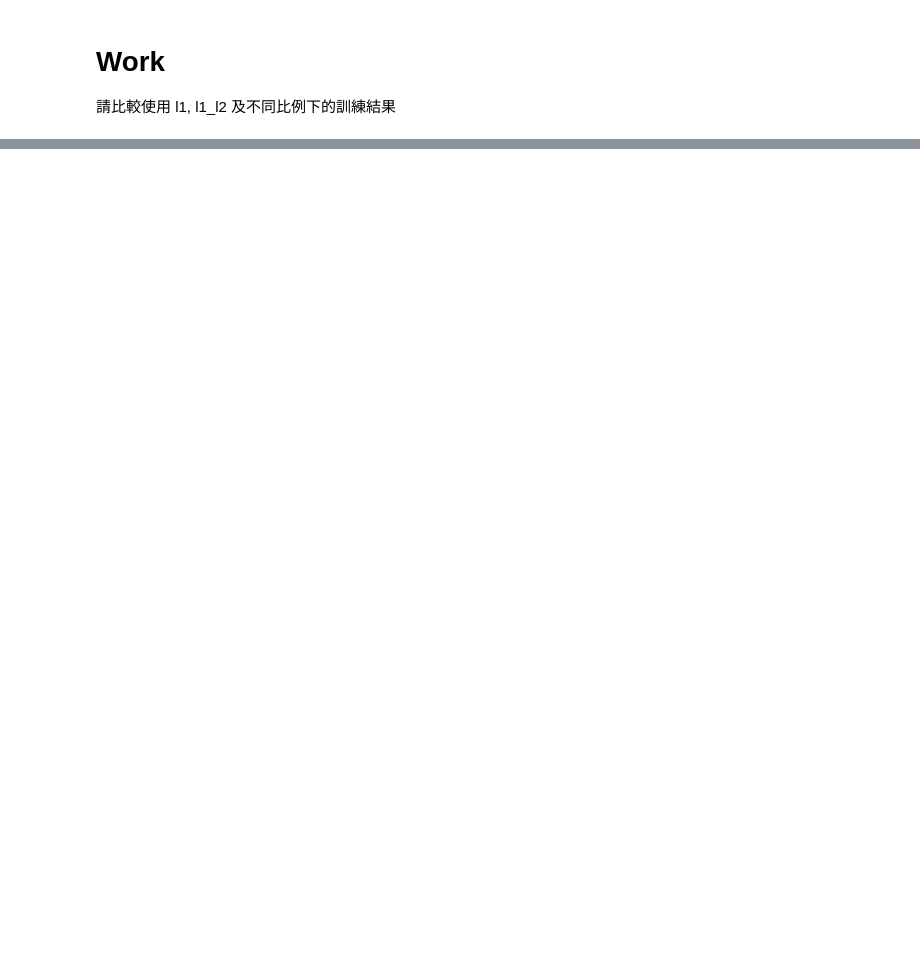
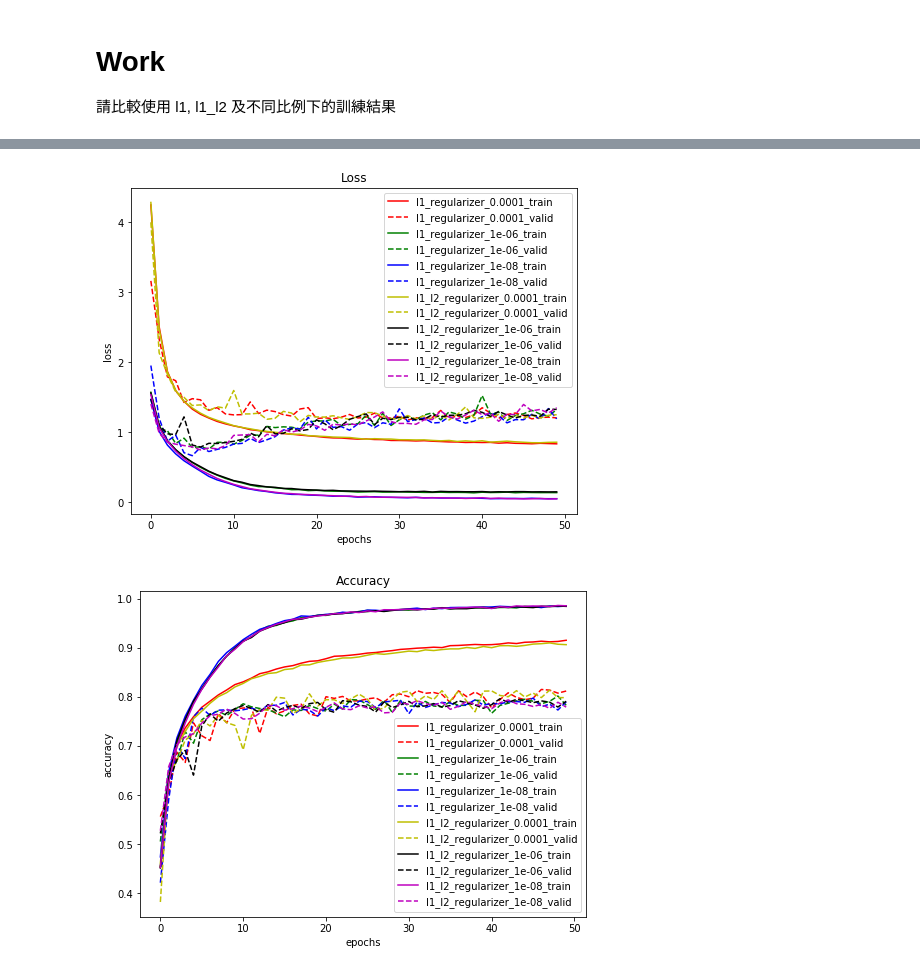
Before and after one commit to RayXie29/2nd-ML100days, a Jupyter notebook: homework/Day_081_HW.ipynb, the cells around one changed output, grey strips where cells are left out. Cells and saved outputs as stored; diff of their text form; code cells hidden in the pictures; blank space fills up the shorter version.

```diff
--- a/homework/Day_081_HW.ipynb
+++ b/homework/Day_081_HW.ipynb
@@ -106,11 +162,11 @@ plt.show()
 (train_x, train_y), (test_x, test_y) = keras.datasets.cifar10.load_data()
 
 train_x = preproc_x(train_x, False)
-test_x = preproc_x(train_x, False)
+test_x = preproc_x(test_x, False)
 train_y = preproc_y(train_y)
 test_y = preproc_y(test_y)
 # %%
-from keras.layers import Conv2D, Dropout, BatchNormalization, MaxPooling2D
+from keras.layers import Conv2D, Dropout, BatchNormalization, MaxPooling2D, Flatten
 
 def build_mlp2(input_shape, output_units = 10, regularizer = None):
 
@@ -120,13 +176,13 @@ def build_mlp2(input_shape, output_units = 10, regularizer = None):
     x = BatchNormalization()(x)
     x = Conv2D(filters = 64, kernel_size = (3,3), padding = 'same', activation = 'relu', kernel_regularizer = regularizer)(x)
     x = BatchNormalization()(x)
-    x = MaxPooling(pool_size = (2,2))(x)
+    x = MaxPooling2D(pool_size = (2,2))(x)
     x = Dropout(0.25)(x)
     x = Conv2D(filters = 32, kernel_size = (3,3), padding = 'same', activation = 'relu', kernel_regularizer = regularizer)(x)
     x = BatchNormalization()(x)
     x = Conv2D(filters = 32, kernel_size = (3,3), padding = 'same', activation = 'relu', kernel_regularizer = regularizer)(x)
     x = BatchNormalization()(x)
-    x = MaxPooling(pool_size = (2,2))(x)
+    x = MaxPooling2D(pool_size = (2,2))(x)
     x = Dropout(0.25)(x)
     x = Flatten()(x)
     x = Dense(units = 512, activation = 'relu', kernel_regularizer = regularizer)(x)
@@ -143,10 +199,10 @@ def build_mlp2(input_shape, output_units = 10, regularizer = None):
 lr = 1e-3
 regs = ['l1','l1_l2']
 reg_ratios = [1e-4, 1e-6, 1e-8]
-epochs = 30
+epochs = 50
 batch_size = 256
 # %%
-results = {}
+results2 = {}
 
 for reg in regs:
     for reg_ratio in reg_ratios:
@@ -165,8 +221,12 @@ for reg in regs:
 
         history = model. fit(train_x, train_y, epochs = epochs, batch_size = batch_size, shuffle = True, validation_data = [test_x,test_y])
 
-        name_tag = f"regulizer_{str(regulizer)}"
-        results[name_tag] = {
+        if reg == 'l1':
+            name_tag = f"l1_regularizer_{str(reg_ratio)}"
+        else:
+            name_tag = f"l1_l2_regularizer_{str(reg_ratio)}"
+
+        results2[name_tag] = {
         'train_loss' : history.history['loss'],
         'valid_loss' : history.history['val_loss'],
         'train_acc' : history.history['acc'],
@@ -175,21 +260,25 @@ for reg in regs:
 # %%
 colors = ['r','g','b','y','k','m']
 plt.figure(figsize = (8,6))
 
-for i, cond in enumerate(results.keys()):
-    plt.plot(results[cond]['train_loss'], '-', label = cond + "_train", color = colors[i])
-    plt.plot(results[cond]['valid_loss'], '--', label = cond + "_valid", color = colors[i])
+for i, cond in enumerate(results2.keys()):
+    plt.plot(results2[cond]['train_loss'], '-', label = cond + "_train", color = colors[i])
+    plt.plot(results2[cond]['valid_loss'], '--', label = cond + "_valid", color = colors[i])
 plt.title('Loss')
 plt.xlabel('epochs')
 plt.ylabel('loss')
 plt.legend()
 plt.show()
 
-for i, cond in enumerate(results.keys()):
-    plt.plot(results[cond]['train_acc'], '-', label = cond + '_train', color = colors[i])
-    plt.plot(results[cond]['valid_acc'], '--',label = cond + '_valid', color = colors[i])
+plt.figure(figsize = (8,6))
+for i, cond in enumerate(results2.keys()):
+    plt.plot(results2[cond]['train_acc'], '-', label = cond + '_train', color = colors[i])
+    plt.plot(results2[cond]['valid_acc'], '--',label = cond + '_valid', color = colors[i])
 plt.title('Accuracy')
 plt.xlabel('epochs')
 plt.ylabel('accuracy')
 plt.legend()
 plt.show()
+# %% [output]
+[figure, added]
+[figure, added]
```
Also changed, not shown: parts of 5 cells of this notebook.
